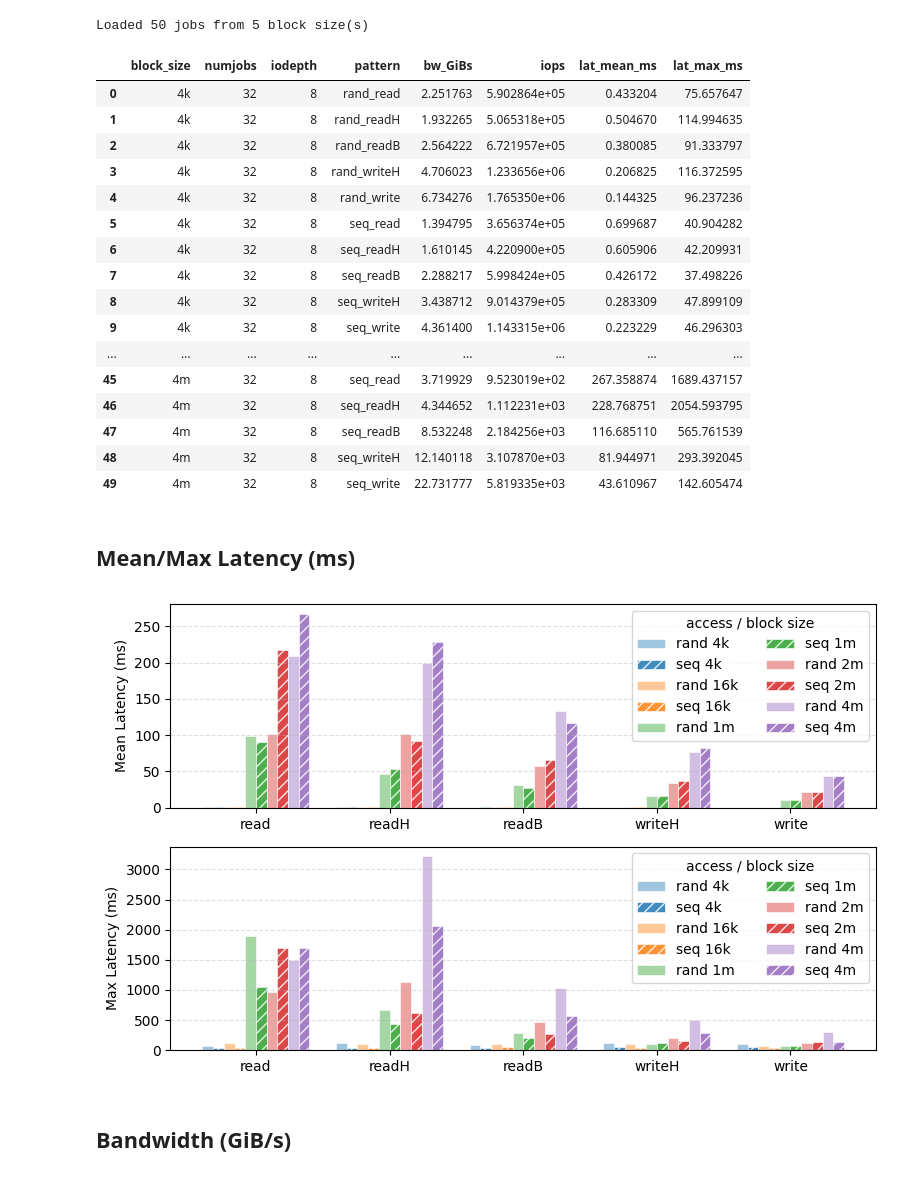
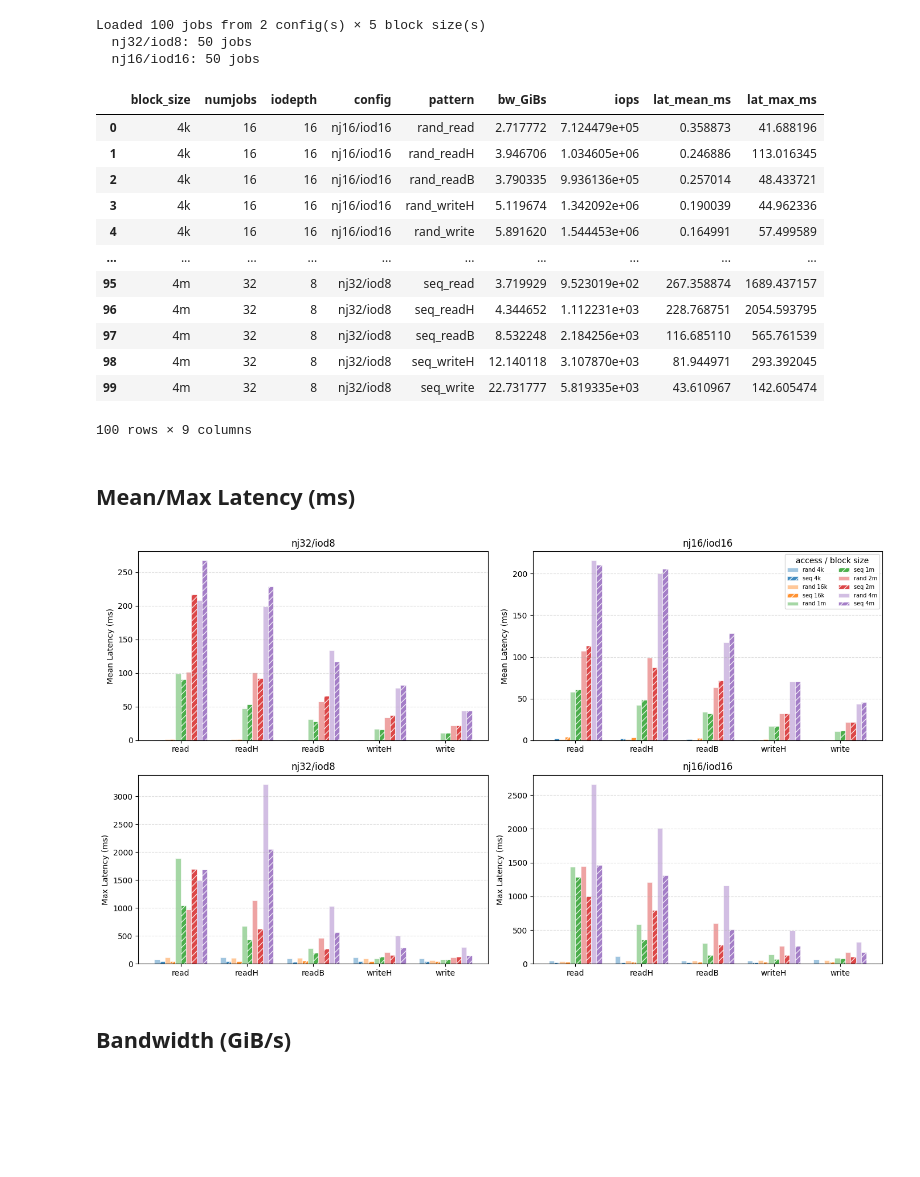
Before and after one commit to cissieAB/pdsw26_daos-bench, a Jupyter notebook: results/testbed/fio-dfs-all-rw-patterns/fio_dfs_all_patterns.ipynb, the cells around one changed output. Saved outputs shown, nothing was run; the diff lists cells and outputs as text; code cells hidden in the pictures; blank space fills up the shorter version.

Commit message:
Update all-pattern plots

```diff
--- a/results/testbed/fio-dfs-all-rw-patterns/fio_dfs_all_patterns.ipynb
+++ b/results/testbed/fio-dfs-all-rw-patterns/fio_dfs_all_patterns.ipynb
@@ -30,7 +37,6 @@ def parse_file(fpath):
         def ms(v): return v / 1e6
 
         if "mixed" in job:
-            # unified_rw_reporting=1: read+write combined in "mixed"
             mx = job["mixed"]
             bw_GiBs     = mx["bw"] / 1024 / 1024
             iops        = mx["iops"]
@@ -59,6 +65,7 @@ def parse_file(fpath):
             block_size  = bs,
             numjobs     = nj,
             iodepth     = iod,
+            config      = f"nj{nj}/iod{iod}",
             pattern     = name,
             bw_GiBs     = bw_GiBs,
             iops        = iops,
@@ -77,79 +84,85 @@ PATTERN_ORDER = [
     "rand_read", "rand_readH", "rand_readB", "rand_writeH", "rand_write",
     "seq_read",  "seq_readH",  "seq_readB",  "seq_writeH", "seq_write"
 ]
+CONFIGS = ["nj32/iod8", "nj16/iod16"]
 
 df = pd.DataFrame(all_rows)
 df["block_size"] = pd.Categorical(df["block_size"], categories=BS_ORDER, ordered=True)
 df["pattern"]    = pd.Categorical(df["pattern"],    categories=PATTERN_ORDER, ordered=True)
-df = df.sort_values(["block_size", "pattern"]).reset_index(drop=True)
+df = df.sort_values(["config", "block_size", "pattern"]).reset_index(drop=True)
 
-print(f"Loaded {len(df)} jobs from {df['block_size'].nunique()} block size(s)")
+print(f"Loaded {len(df)} jobs from {df['config'].nunique()} config(s) × {df['block_size'].nunique()} block size(s)")
+for cfg in CONFIGS:
+    n = len(df[df["config"] == cfg])
+    print(f"  {cfg}: {n} jobs")
 df
 # %% [output]
-Loaded 50 jobs from 5 block size(s)
+Loaded 100 jobs from 2 config(s) × 5 block size(s)
+  nj32/iod8: 50 jobs
+  nj16/iod16: 50 jobs
-|  | block_size | numjobs | iodepth | pattern | bw_GiBs | iops | lat_mean_ms | lat_max_ms |
-| 0 | 4k | 32 | 8 | rand_read | 2.251763 | 5.902864e+05 | 0.433204 | 75.657647 |
-| 1 | 4k | 32 | 8 | rand_readH | 1.932265 | 5.065318e+05 | 0.504670 | 114.994635 |
-| 2 | 4k | 32 | 8 | rand_readB | 2.564222 | 6.721957e+05 | 0.380085 | 91.333797 |
-| 3 | 4k | 32 | 8 | rand_writeH | 4.706023 | 1.233656e+06 | 0.206825 | 116.372595 |
-| 4 | 4k | 32 | 8 | rand_write | 6.734276 | 1.765350e+06 | 0.144325 | 96.237236 |
-| 5 | 4k | 32 | 8 | seq_read | 1.394795 | 3.656374e+05 | 0.699687 | 40.904282 |
-| 6 | 4k | 32 | 8 | seq_readH | 1.610145 | 4.220900e+05 | 0.605906 | 42.209931 |
-| 7 | 4k | 32 | 8 | seq_readB | 2.288217 | 5.998424e+05 | 0.426172 | 37.498226 |
-| 8 | 4k | 32 | 8 | seq_writeH | 3.438712 | 9.014379e+05 | 0.283309 | 47.899109 |
-| 9 | 4k | 32 | 8 | seq_write | 4.361400 | 1.143315e+06 | 0.223229 | 46.296303 |
-| ... | ... | ... | ... | ... | ... | ... | ... | ... |
-| 45 | 4m | 32 | 8 | seq_read | 3.719929 | 9.523019e+02 | 267.358874 | 1689.437157 |
-| 46 | 4m | 32 | 8 | seq_readH | 4.344652 | 1.112231e+03 | 228.768751 | 2054.593795 |
-| 47 | 4m | 32 | 8 | seq_readB | 8.532248 | 2.184256e+03 | 116.685110 | 565.761539 |
-| 48 | 4m | 32 | 8 | seq_writeH | 12.140118 | 3.107870e+03 | 81.944971 | 293.392045 |
-| 49 | 4m | 32 | 8 | seq_write | 22.731777 | 5.819335e+03 | 43.610967 | 142.605474 |
+|  | block_size | numjobs | iodepth | config | pattern | bw_GiBs | iops | lat_mean_ms | lat_max_ms |
+| 0 | 4k | 16 | 16 | nj16/iod16 | rand_read | 2.717772 | 7.124479e+05 | 0.358873 | 41.688196 |
+| 1 | 4k | 16 | 16 | nj16/iod16 | rand_readH | 3.946706 | 1.034605e+06 | 0.246886 | 113.016345 |
+| 2 | 4k | 16 | 16 | nj16/iod16 | rand_readB | 3.790335 | 9.936136e+05 | 0.257014 | 48.433721 |
+| 3 | 4k | 16 | 16 | nj16/iod16 | rand_writeH | 5.119674 | 1.342092e+06 | 0.190039 | 44.962336 |
+| 4 | 4k | 16 | 16 | nj16/iod16 | rand_write | 5.891620 | 1.544453e+06 | 0.164991 | 57.499589 |
+| ... | ... | ... | ... | ... | ... | ... | ... | ... | ... |
+| 95 | 4m | 32 | 8 | nj32/iod8 | seq_read | 3.719929 | 9.523019e+02 | 267.358874 | 1689.437157 |
+| 96 | 4m | 32 | 8 | nj32/iod8 | seq_readH | 4.344652 | 1.112231e+03 | 228.768751 | 2054.593795 |
+| 97 | 4m | 32 | 8 | nj32/iod8 | seq_readB | 8.532248 | 2.184256e+03 | 116.685110 | 565.761539 |
+| 98 | 4m | 32 | 8 | nj32/iod8 | seq_writeH | 12.140118 | 3.107870e+03 | 81.944971 | 293.392045 |
+| 99 | 4m | 32 | 8 | nj32/iod8 | seq_write | 22.731777 | 5.819335e+03 | 43.610967 | 142.605474 |
+100 rows × 9 columns
 # %% [markdown]
 ## Mean/Max Latency (ms)
 # %%
 BASE_OPS = ["read", "readH", "readB", "writeH", "write"]
 ACCESS   = ["rand", "seq"]
 _hatches = {"rand": "", "seq": "///"}
 
-def plot_metric(ax, col):
-    bs_l    = sorted(df["block_size"].unique(), key=lambda b: BS_ORDER.index(b))
+def plot_metric(ax, col, cfg):
+    df_sub  = df[df["config"] == cfg]
+    bs_l    = sorted(df_sub["block_size"].unique(), key=lambda b: BS_ORDER.index(b))
     combos  = [(acc, bs) for bs in bs_l for acc in ACCESS]
     n       = len(combos)
     bar_w   = 0.8 / n
     x       = list(range(len(BASE_OPS)))
     offsets = [(i - (n - 1) / 2) * bar_w for i in range(n)]
     clrs    = plt.cm.tab10.colors
 
-    sub_all = df.set_index(["block_size", "pattern"])[col]
+    sub_all = df_sub.set_index(["block_size", "pattern"])[col]
     for i, (acc, bs) in enumerate(combos):
         vals     = [sub_all.get((bs, f"{acc}_{op}"), 0) for op in BASE_OPS]
         base_clr = clrs[bs_l.index(bs)]
-        # rand bars: lighten to 50% by blending with white; seq bars: full color
         bar_clr  = tuple(c * 0.5 + 0.5 for c in base_clr[:3]) if acc == "rand" else base_clr
         ax.bar([xi + offsets[i] for xi in x], vals, bar_w,
                label=f"{acc} {bs}",
                color=bar_clr,
                hatch=_hatches[acc], alpha=0.85, edgecolor="white", linewidth=0.5)
     return x, bs_l
 
-fig, axes = plt.subplots(2, 1, figsize=(8, 5))
+fig, axes = plt.subplots(2, 2, figsize=(14, 8))
 
-for ax, (col, title) in zip(axes, [
+for row_idx, (col, ylabel) in enumerate([
     ("lat_mean_ms", "Mean Latency (ms)"),
     ("lat_max_ms",  "Max Latency (ms)"),
 ]):
-    x_ticks, bs_l = plot_metric(ax, col)
-    ax.set_xticks(x_ticks)
-    ax.set_xticklabels(BASE_OPS)
-    ax.set_ylabel(title)
-    ax.legend(title="access / block size", loc="upper right", ncol=2)
-    ax.grid(axis="y", linestyle="--", alpha=0.4)
+    for col_idx, cfg in enumerate(CONFIGS):
+        ax = axes[row_idx][col_idx]
+        x_ticks, _ = plot_metric(ax, col, cfg)
+        ax.set_xticks(x_ticks)
+        ax.set_xticklabels(BASE_OPS)
+        ax.set_ylabel(ylabel)
+        ax.set_title(cfg)
+        if row_idx == 0 and col_idx == 1:
+            ax.legend(title="access / block size", loc="upper right", ncol=2, fontsize=7)
+        ax.grid(axis="y", linestyle="--", alpha=0.4)
 
 plt.tight_layout()
 plt.savefig(RESULTS_DIR / "latency-all-pattern.pdf", dpi=150)
 plt.show()
 # %% [output]
-[figure, old version]
+[figure, new version]
 # %% [markdown]
 ## Bandwidth (GiB/s)
 # %%
```
Also changed, not shown: parts of 7 cells of this notebook, 1 other file.
